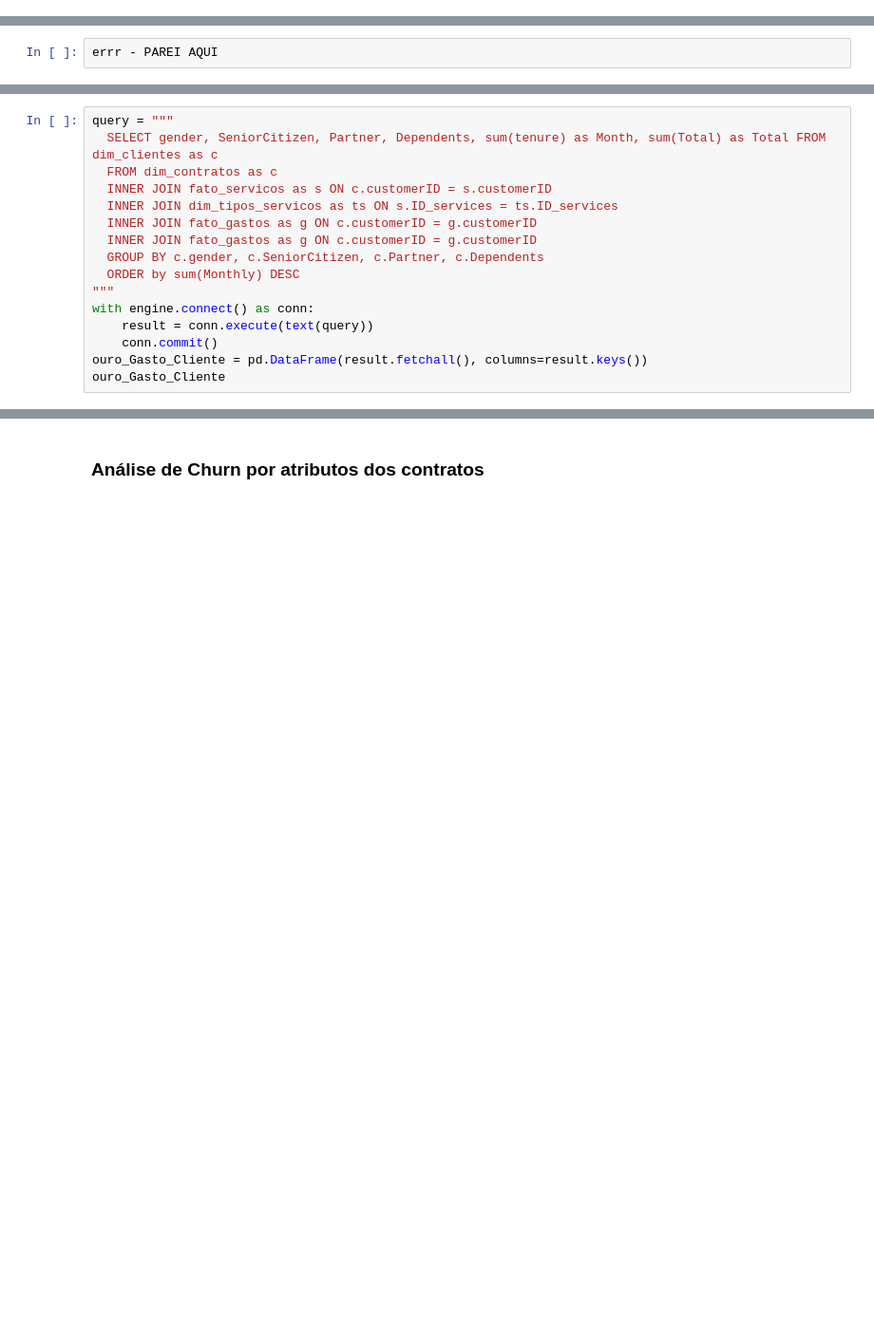
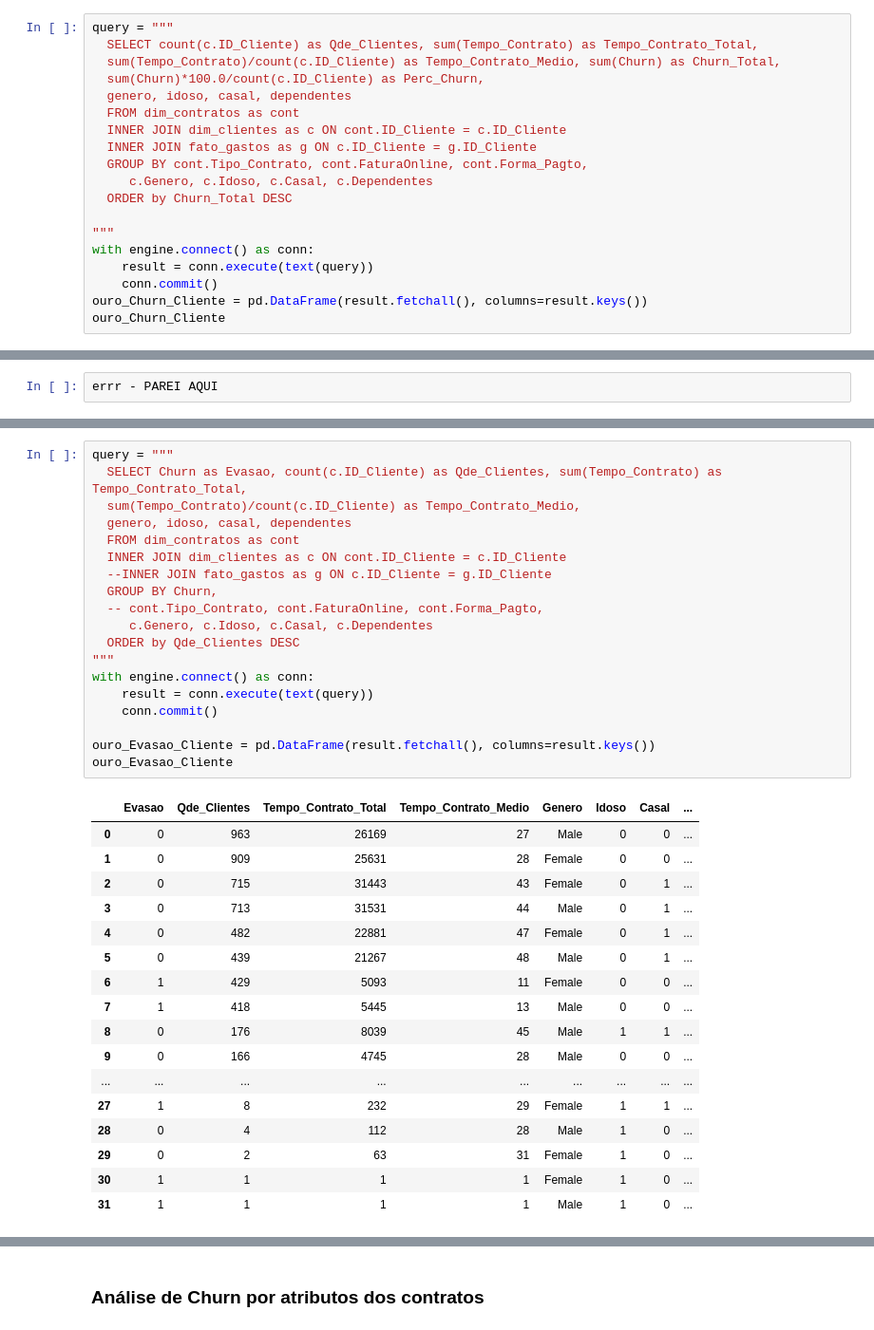
Before and after one commit to mauricioaalmeida/ONE-TelecomX, a Jupyter notebook: TelecomX_BR.ipynb, the cells around one changed output, grey strips where cells are left out. Shown at 95% size. Drawn from its saved outputs; the diff is of its cells as text; blank space fills up the shorter version.

Commit message:
Analises de Churns

```diff
--- a/TelecomX_BR.ipynb
+++ b/TelecomX_BR.ipynb
@@ -725,0 +728,19 @@ ouro_Gasto_Servicos.head()
+# %%
+query = """
+  SELECT count(c.ID_Cliente) as Qde_Clientes, sum(Tempo_Contrato) as Tempo_Contrato_Total,
+  sum(Tempo_Contrato)/count(c.ID_Cliente) as Tempo_Contrato_Medio, sum(Churn) as Churn_Total,
+  sum(Churn)*100.0/count(c.ID_Cliente) as Perc_Churn,
+  genero, idoso, casal, dependentes
+  FROM dim_contratos as cont
+  INNER JOIN dim_clientes as c ON cont.ID_Cliente = c.ID_Cliente
+  INNER JOIN fato_gastos as g ON c.ID_Cliente = g.ID_Cliente
+  GROUP BY cont.Tipo_Contrato, cont.FaturaOnline, cont.Forma_Pagto,
+     c.Genero, c.Idoso, c.Casal, c.Dependentes
+  ORDER by Churn_Total DESC
+
+"""
+with engine.connect() as conn:
+    result = conn.execute(text(query))
+    conn.commit()
+ouro_Churn_Cliente = pd.DataFrame(result.fetchall(), columns=result.keys())
+ouro_Churn_Cliente
@@ -730,16 +765,37 @@ errr - PAREI AQUI
 # %%
 query = """
-  SELECT gender, SeniorCitizen, Partner, Dependents, sum(tenure) as Month, sum(Total) as Total FROM dim_clientes as c
-  FROM dim_contratos as c
-  INNER JOIN fato_servicos as s ON c.customerID = s.customerID
-  INNER JOIN dim_tipos_servicos as ts ON s.ID_services = ts.ID_services
-  INNER JOIN fato_gastos as g ON c.customerID = g.customerID
-  INNER JOIN fato_gastos as g ON c.customerID = g.customerID
-  GROUP BY c.gender, c.SeniorCitizen, c.Partner, c.Dependents
-  ORDER by sum(Monthly) DESC
+  SELECT Churn as Evasao, count(c.ID_Cliente) as Qde_Clientes, sum(Tempo_Contrato) as Tempo_Contrato_Total,
+  sum(Tempo_Contrato)/count(c.ID_Cliente) as Tempo_Contrato_Medio,
+  genero, idoso, casal, dependentes
+  FROM dim_contratos as cont
+  INNER JOIN dim_clientes as c ON cont.ID_Cliente = c.ID_Cliente
+  --INNER JOIN fato_gastos as g ON c.ID_Cliente = g.ID_Cliente
+  GROUP BY Churn,
+  -- cont.Tipo_Contrato, cont.FaturaOnline, cont.Forma_Pagto,
+     c.Genero, c.Idoso, c.Casal, c.Dependentes
+  ORDER by Qde_Clientes DESC
 """
 with engine.connect() as conn:
     result = conn.execute(text(query))
     conn.commit()
-ouro_Gasto_Cliente = pd.DataFrame(result.fetchall(), columns=result.keys())
-ouro_Gasto_Cliente
+
+ouro_Evasao_Cliente = pd.DataFrame(result.fetchall(), columns=result.keys())
+ouro_Evasao_Cliente
+# %% [output]
+|  | Evasao | Qde_Clientes | Tempo_Contrato_Total | Tempo_Contrato_Medio | Genero | Idoso | Casal | ... |
+| 0 | 0 | 963 | 26169 | 27 | Male | 0 | 0 | ... |
+| 1 | 0 | 909 | 25631 | 28 | Female | 0 | 0 | ... |
+| 2 | 0 | 715 | 31443 | 43 | Female | 0 | 1 | ... |
+| 3 | 0 | 713 | 31531 | 44 | Male | 0 | 1 | ... |
+| 4 | 0 | 482 | 22881 | 47 | Female | 0 | 1 | ... |
+| 5 | 0 | 439 | 21267 | 48 | Male | 0 | 1 | ... |
+| 6 | 1 | 429 | 5093 | 11 | Female | 0 | 0 | ... |
+| 7 | 1 | 418 | 5445 | 13 | Male | 0 | 0 | ... |
+| 8 | 0 | 176 | 8039 | 45 | Male | 1 | 1 | ... |
+| 9 | 0 | 166 | 4745 | 28 | Male | 0 | 0 | ... |
+| ... | ... | ... | ... | ... | ... | ... | ... | ... |
+| 27 | 1 | 8 | 232 | 29 | Female | 1 | 1 | ... |
+| 28 | 0 | 4 | 112 | 28 | Male | 1 | 0 | ... |
+| 29 | 0 | 2 | 63 | 31 | Female | 1 | 0 | ... |
+| 30 | 1 | 1 | 1 | 1 | Female | 1 | 0 | ... |
+| 31 | 1 | 1 | 1 | 1 | Male | 1 | 0 | ... |
```
Also changed, not shown: parts of 7 cells of this notebook.
